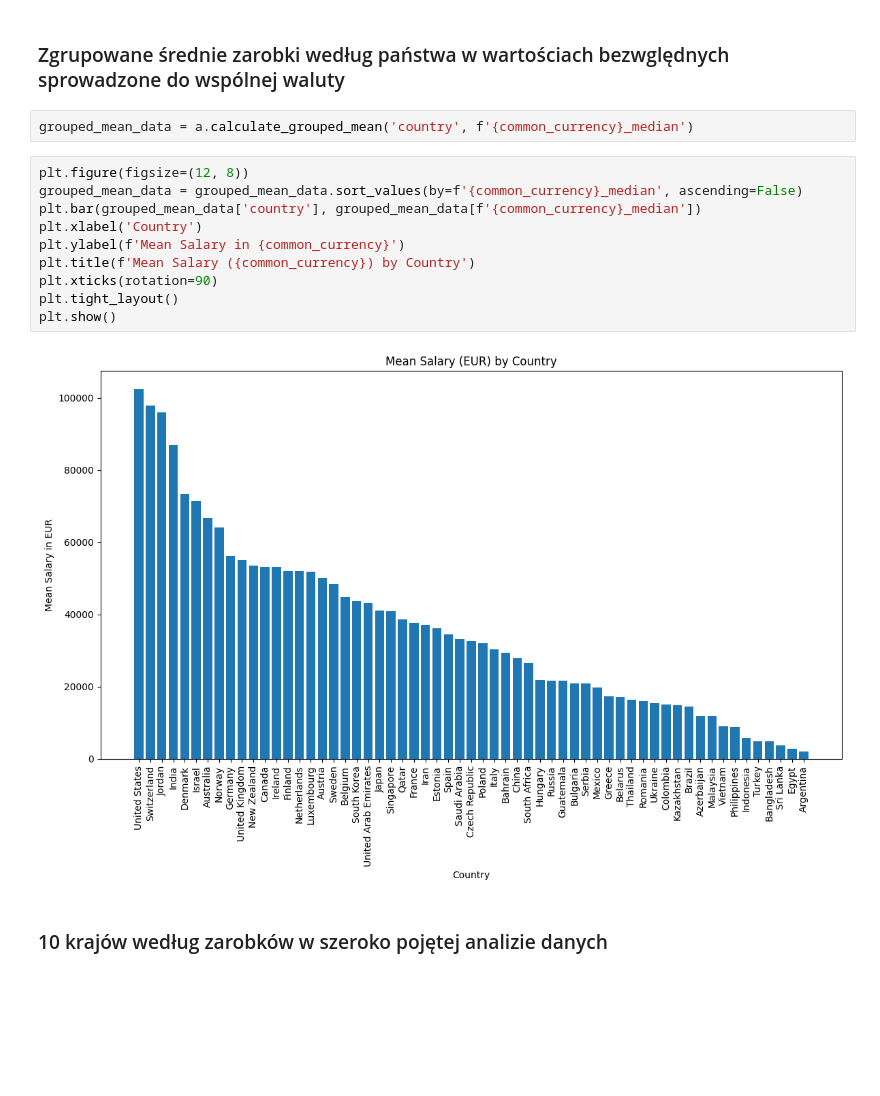
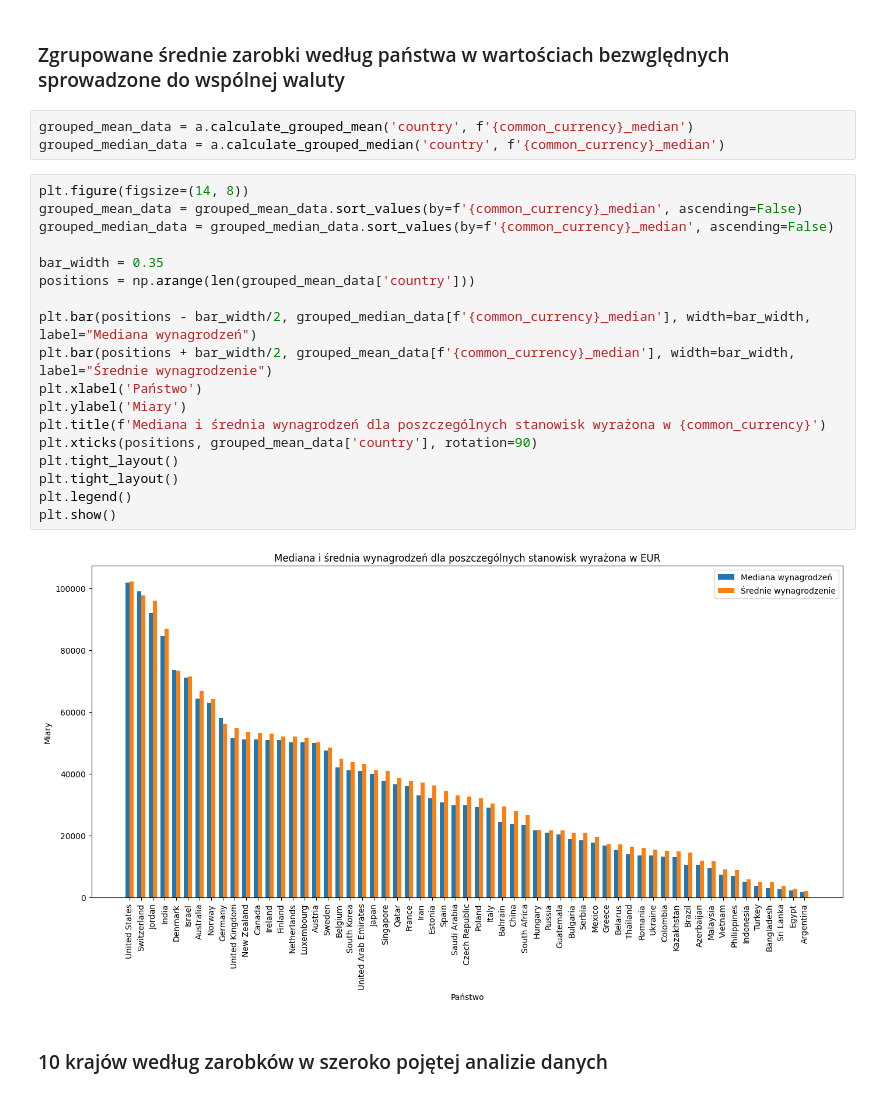
Before and after one commit to pstano1/salaries-in-data-analysis, a Jupyter notebook: raport.ipynb, the cells around one changed output. Saved outputs shown, nothing was run; the diff lists cells and outputs as text; blank space fills up the shorter version.

Commit message:
fix: change labels to PL

```diff
--- a/raport.ipynb
+++ b/raport.ipynb
@@ -431,18 +431,27 @@ Business Intelligence Developer to inżynier, który używa oprogramowania Busin
 ### Zgrupowane średnie zarobki według państwa w wartościach bezwględnych sprowadzone do wspólnej waluty
 # %%
 grouped_mean_data = a.calculate_grouped_mean('country', f'{common_currency}_median')
+grouped_median_data = a.calculate_grouped_median('country', f'{common_currency}_median')
 # %%
-plt.figure(figsize=(12, 8))
+plt.figure(figsize=(14, 8))
 grouped_mean_data = grouped_mean_data.sort_values(by=f'{common_currency}_median', ascending=False)
-plt.bar(grouped_mean_data['country'], grouped_mean_data[f'{common_currency}_median'])
-plt.xlabel('Country')
-plt.ylabel(f'Mean Salary in {common_currency}')
-plt.title(f'Mean Salary ({common_currency}) by Country')
-plt.xticks(rotation=90)
+grouped_median_data = grouped_median_data.sort_values(by=f'{common_currency}_median', ascending=False)
+
+bar_width = 0.35
+positions = np.arange(len(grouped_mean_data['country']))
+
+plt.bar(positions - bar_width/2, grouped_median_data[f'{common_currency}_median'], width=bar_width, label="Mediana wynagrodzeń")
+plt.bar(positions + bar_width/2, grouped_mean_data[f'{common_currency}_median'], width=bar_width, label="Średnie wynagrodzenie")
+plt.xlabel('Państwo')
+plt.ylabel('Miary')
+plt.title(f'Mediana i średnia wynagrodzeń dla poszczególnych stanowisk wyrażona w {common_currency}')
+plt.xticks(positions, grouped_mean_data['country'], rotation=90)
 plt.tight_layout()
+plt.tight_layout()
+plt.legend()
 plt.show()
 # %% [output]
-[figure, old version]
+[figure, new version]
 # %% [markdown]
 ### 10 krajów według zarobków w szeroko pojętej analizie danych
 # %%
```
Also changed, not shown: parts of 4 cells of this notebook.
